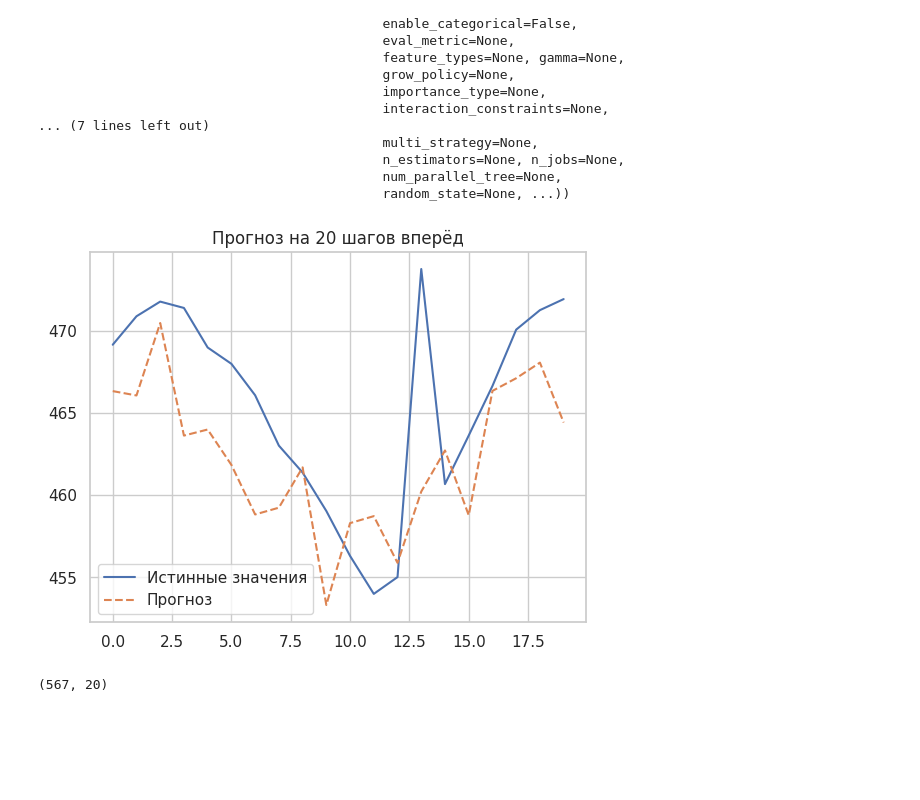
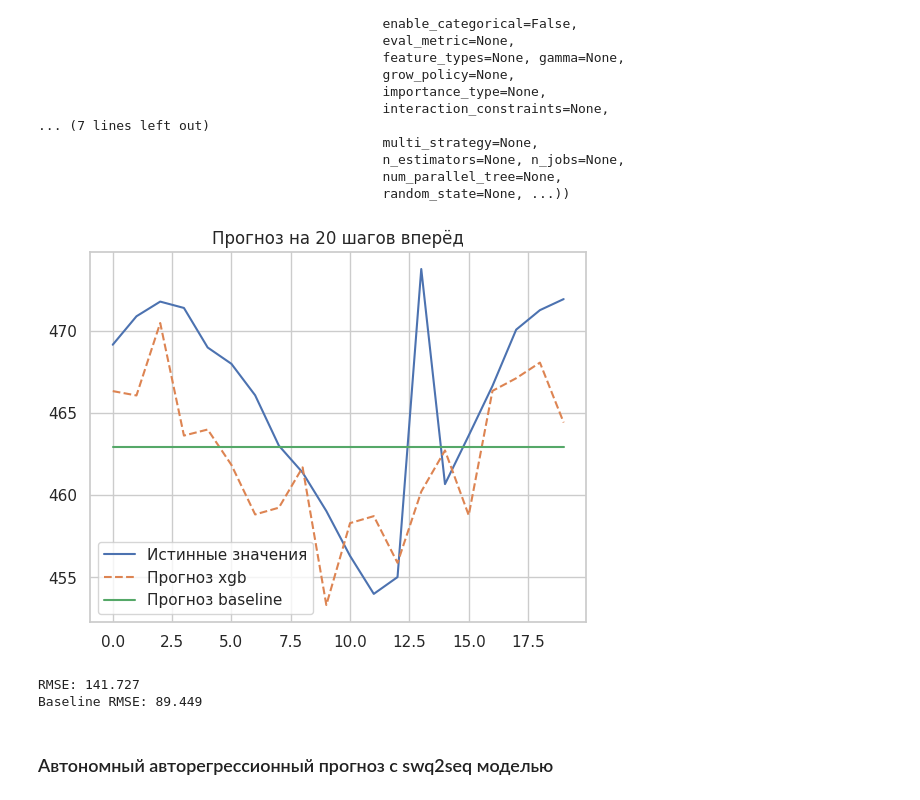
Before and after one commit to ArtyomShabunin/SMOPA, a Jupyter notebook: lesson_10.ipynb, the cells around one changed output. Saved outputs shown, nothing was run; the diff lists cells and outputs as text; code cells hidden in the pictures; blank space fills up the shorter version.

```diff
--- a/lesson_10.ipynb
+++ b/lesson_10.ipynb
@@ -629,18 +786,29 @@ MultiOutputRegressor(estimator=XGBRegressor(base_score=None, booster=None,
                                             random_state=None, ...))
 # %%
 y_pred = model.predict(X_test)
+# %%
+baseline_pred = np.array([np.ones(20)*x.mean() for x in X_test])
 # %%
 plt.plot(range(20), y_test[0], label="Истинные значения")
-plt.plot(range(20), y_pred[0], label="Прогноз", linestyle="--")
+plt.plot(range(20), y_pred[0], label="Прогноз xgb", linestyle="--")
+plt.plot(range(20), baseline_pred[0], label='Прогноз baseline')
 plt.legend()
 plt.title("Прогноз на 20 шагов вперёд")
 plt.show()
 # %% [output]
-[figure, old version]
+[figure, new version]
-# %%
-X_test.shape
-# %% [output]
-(567, 20)
+# %%
+rmse = mean_squared_error(y_test, y_pred)
+
+baseline_rmse = mean_squared_error(y_test, baseline_pred)
+
+print("RMSE:", round(rmse, 3))
+print("Baseline RMSE:", round(baseline_rmse, 3))
+# %% [output]
+RMSE: 141.727
+Baseline RMSE: 89.449
+# %% [markdown]
+### Автономный авторегрессионный прогноз с swq2seq моделью
 # %%
 current_input = X_test[0]
 predictions = []
```
Also changed, not shown: parts of 55 cells of this notebook.
